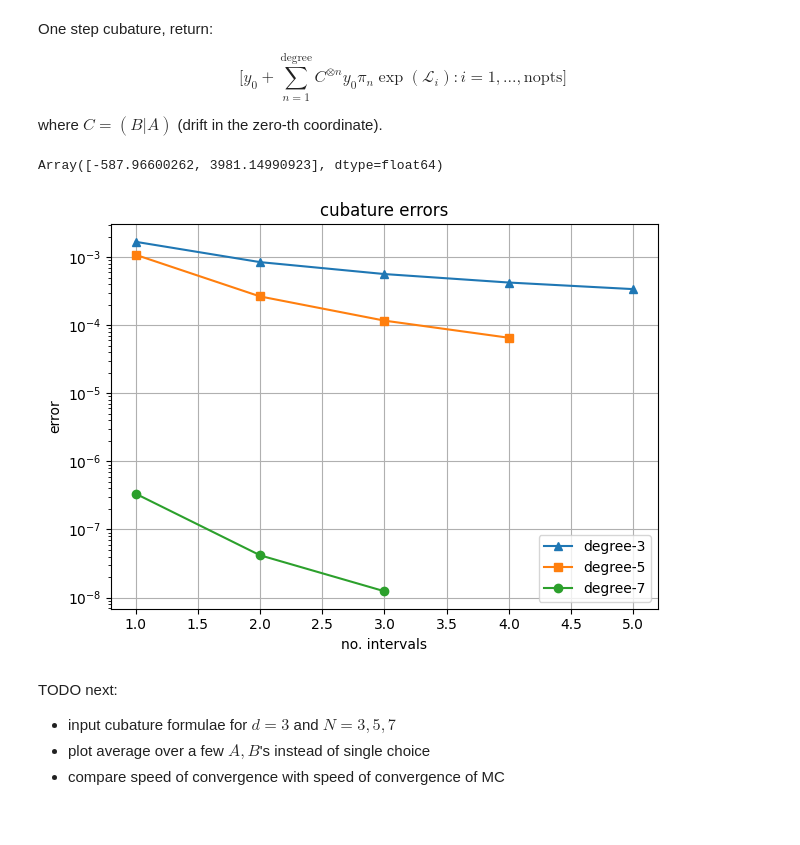
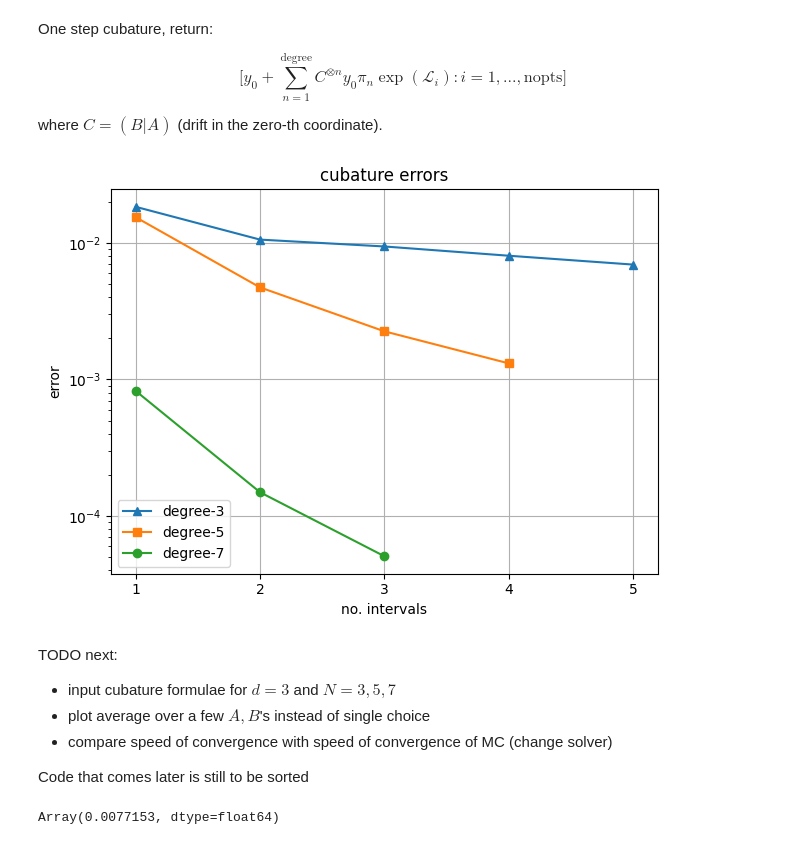
Before and after one commit to emilioferrucci/cubature, a Jupyter notebook: cubature_plots.ipynb, the cells around one changed output. Cells and saved outputs as stored; diff of their text form; code cells hidden in the pictures.

Commit message:
more plotting

```diff
--- a/cubature_plots.ipynb
+++ b/cubature_plots.ipynb
@@ -21,7 +23,7 @@ importlib.reload(ut)
 # %%
 e, d = 2, 3
 sample_size = 100
-key = jax.random.PRNGKey(981698)
+key = jax.random.PRNGKey(92712)
 key0AB = jax.random.split(key, 3)
 
 y0 = jax.random.normal(key0AB[0], (e,))
@@ -30,9 +32,11 @@ A = jax.random.normal(key0AB[1], (e, e, d))
 A = A / jnp.linalg.norm(A)
 B = jax.random.normal(key0AB[2], (e, e))
 B = B / jnp.linalg.norm(B)
-B = jnp.zeros((e,e))
 
-ut.mean_ODE(y0, A, B) - ut.monte_carlo(sample_size, d, y0, A, B)
+# uncomment if you want zero drift
+#B = jnp.zeros((e,e))
+
+#ut.mean_ODE(y0, A, B) - ut.monte_carlo(sample_size, d, y0, A, B)
 
 # mean_ODE works well, use that from now on
 true_mean = ut.mean_ODE(y0, A, B)
@@ -52,11 +56,16 @@ deg = 7
 cub_sim = one_cub_sim(deg, cub_size, d)
 w = jnp.ones(cub_size) / cub_size
 ut.multistep_cubature(y0, A, B, cub_sim, w, 3)
+#this only takes 18 seconds on my laptop, but presumably only because of the fact that
+# the points and weights are ones + some jax magic
+
+#cub_size_3 = 5 # made up sizes just to plot quickly
+#cub_size_5 = 10
+#cub_size_7 = 15
+
+#cub_sim_3, cub_sim_5, cub_sim_7 = one_cub_sim(3, cub_size_3, d), one_cub_sim(5, cub_size_5, d), one_cub_sim(7, cub_size_7, d)
+#w3, w5, w7 = jnp.ones(cub_size_3) / cub_size_3, jnp.ones(cub_size_5) / cub_size_5, jnp.ones(cub_size_7) / cub_size_7
-# %% [output]
-Array([-587.96600262, 3981.14990923], dtype=float64)
 # %%
-import pickle
-
 with open("degree_3.pkl", "rb") as f:
     cubature_3 = pickle.load(f)
 
@@ -65,7 +74,7 @@ with open("degree_5.pkl", "rb") as f:
 
 with open("degree_7.pkl", "rb") as f:
     cubature_7 = pickle.load(f)
+
+points_3, weights_3 = cubature_3[0][:4], cubature_3[1]
+points_5, weights_5 = cubature_5[0][:6], cubature_5[1]
+points_7, weights_7 = cubature_7[0], cubature_7[1]
-# %%
-points_3, weights_3 = cubature_3[0], cubature_3[1]
-points_5, weights_5 = cubature_5[0], cubature_5[1]
-points_7, weights_7 = cubature_7[0], cubature_7[1]
@@ -79,22 +81,25 @@ weights_3_correct = jnp.array(weights_3)
+# %%
+c3 = lambda m: jnp.linalg.norm(ut.multistep_cubature(y0, A, B, points_3, weights_3, m) - true_mean)
+c5 = lambda m: jnp.linalg.norm(ut.multistep_cubature(y0, A, B, points_5, weights_5, m) - true_mean)
+c7 = lambda m: jnp.linalg.norm(ut.multistep_cubature(y0, A, B, points_7, weights_7, m) - true_mean)
 # %%
-#cub_size_3 = 5 # made up sizes just to plot quickly
-#cub_size_5 = 10
-#cub_size_7 = 15
-
-#cub_sim_3, cub_sim_5, cub_sim_7 = one_cub_sim(3, cub_size_3, d), one_cub_sim(5, cub_size_5, d), one_cub_sim(7, cub_size_7, d)
-#w3, w5, w7 = jnp.ones(cub_size_3) / cub_size_3, jnp.ones(cub_size_5) / cub_size_5, jnp.ones(cub_size_7) / cub_size_7
-importlib.reload(ut)
-c3 = lambda m: jnp.linalg.norm(ut.multistep_cubature(y0, A, B, points_3_correct, weights_3_correct, m) - true_mean)
-c5 = lambda m: jnp.linalg.norm(ut.multistep_cubature(y0, A, B, points_5, weights_5, m) - true_mean)
-c7 = lambda m: jnp.linalg.norm(ut.multistep_cubature(y0, A, B, points_7, weights_7, m) - true_mean)
-
 ut.plot_functions([c3, c5, c7], [5, 4, 3], labels=["degree-3", "degree-5", "degree-7"], title="cubature errors",
                    xlabel="no. intervals", ylabel="error", scale="log") # also the ms would be changed from one formula to the next
 # %% [output]
-[figure, old version]
+[figure, new version]
 # %% [markdown]
 TODO next:
 
 - input cubature formulae for $d = 3$ and $N = 3, 5, 7$
 - plot average over a few $A, B$'s instead of single choice
-- compare speed of convergence with speed of convergence of MC
+- compare speed of convergence with speed of convergence of MC (change solver)
+
+Code that comes later is still to be sorted
+# %%
+mc_100 = lambda grid_size: jnp.linalg.norm(ut.monte_carlo(100, d, y0, A, B, grid_size) - true_mean)
+mc_1k = lambda grid_size: jnp.linalg.norm(ut.monte_carlo(1000, d, y0, A, B, grid_size) - true_mean)
+mc_10k = lambda grid_size: jnp.linalg.norm(ut.monte_carlo(10000, d, y0, A, B, grid_size) - true_mean)
+
+mc_10k(int(1e3))
+# %% [output]
+Array(0.0077153, dtype=float64)
```
Also changed, not shown: parts of 5 cells of this notebook, 1 other file.
